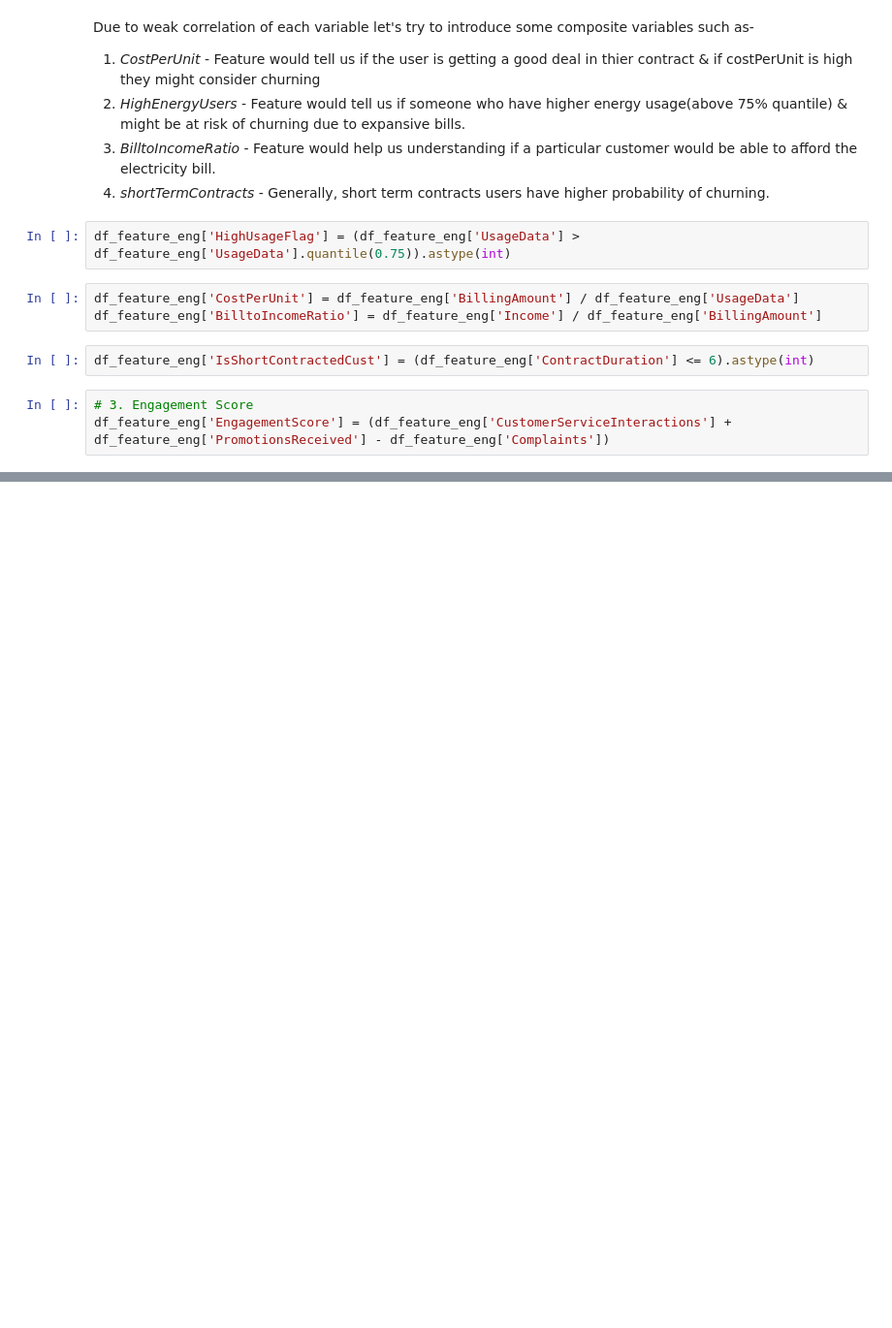
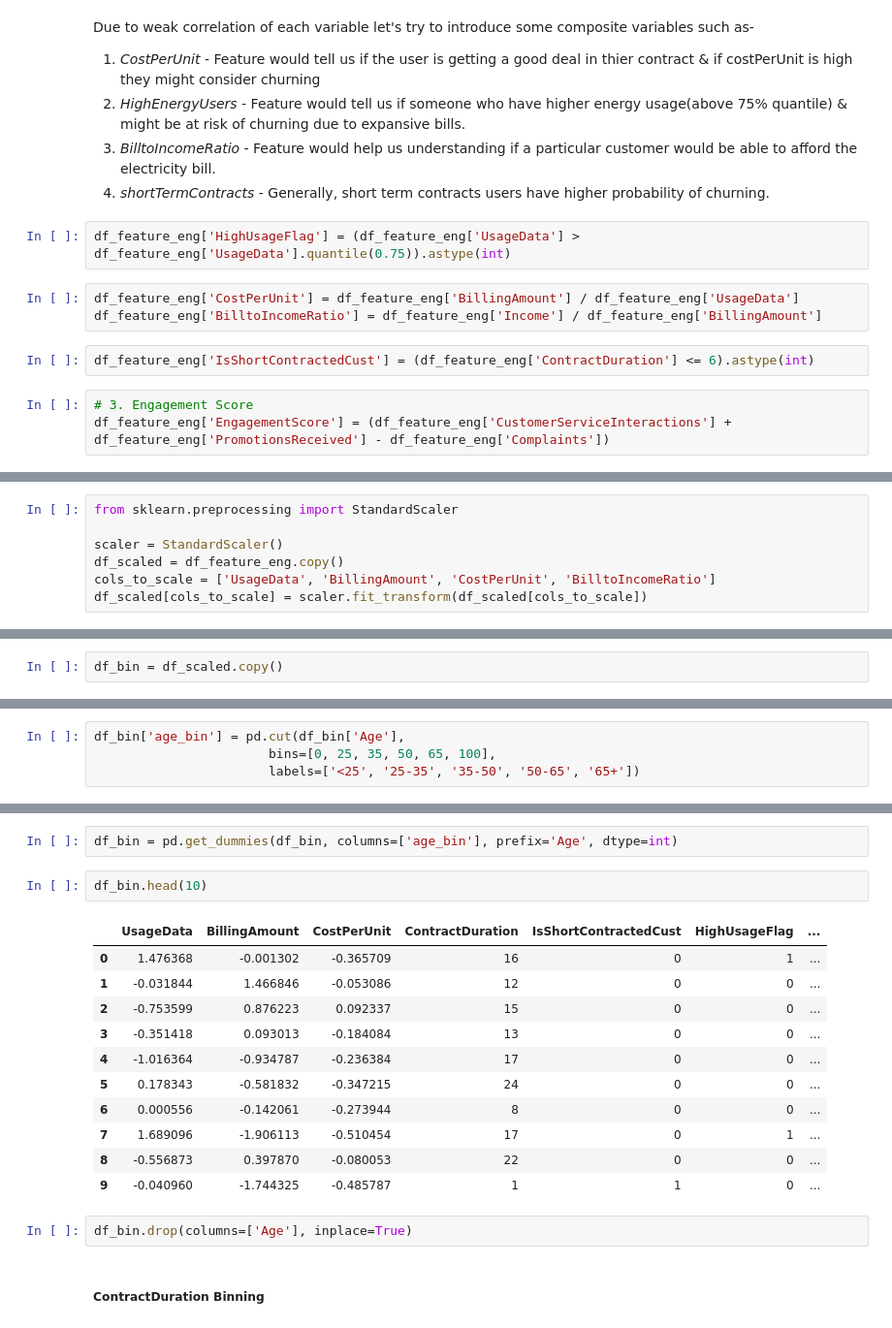
Before and after one commit to Akshaypartha92/forecasting_customer_churn, a Jupyter notebook: notebook/eda_feature_eng.ipynb, the cells around one changed output, grey strips where cells are left out. Shown at 97% size. Drawn from its saved outputs; the diff is of its cells as text; blank space fills up the shorter version.

```diff
--- a/notebook/eda_feature_eng.ipynb
+++ b/notebook/eda_feature_eng.ipynb
@@ -369,0 +448,7 @@ df_feature_eng.head()
+# %%
+from sklearn.preprocessing import StandardScaler
+
+scaler = StandardScaler()
+df_scaled = df_feature_eng.copy()
+cols_to_scale = ['UsageData', 'BillingAmount', 'CostPerUnit', 'BilltoIncomeRatio']
+df_scaled[cols_to_scale] = scaler.fit_transform(df_scaled[cols_to_scale])
@@ -369,0 +466,2 @@ df_feature_eng.head()
+# %%
+df_bin = df_scaled.copy()
@@ -369,0 +470,4 @@ df_feature_eng.head()
+# %%
+df_bin['age_bin'] = pd.cut(df_bin['Age'],
+                       bins=[0, 25, 35, 50, 65, 100],
+                       labels=['<25', '25-35', '35-50', '50-65', '65+'])
@@ -369,0 +484,20 @@ df_feature_eng.head()
+# %%
+df_bin = pd.get_dummies(df_bin, columns=['age_bin'], prefix='Age', dtype=int)
+# %%
+df_bin.head(10)
+# %% [output]
+|  | UsageData | BillingAmount | CostPerUnit | ContractDuration | IsShortContractedCust | HighUsageFlag | ... |
+| 0 | 1.476368 | -0.001302 | -0.365709 | 16 | 0 | 1 | ... |
+| 1 | -0.031844 | 1.466846 | -0.053086 | 12 | 0 | 0 | ... |
+| 2 | -0.753599 | 0.876223 | 0.092337 | 15 | 0 | 0 | ... |
+| 3 | -0.351418 | 0.093013 | -0.184084 | 13 | 0 | 0 | ... |
+| 4 | -1.016364 | -0.934787 | -0.236384 | 17 | 0 | 0 | ... |
+| 5 | 0.178343 | -0.581832 | -0.347215 | 24 | 0 | 0 | ... |
+| 6 | 0.000556 | -0.142061 | -0.273944 | 8 | 0 | 0 | ... |
+| 7 | 1.689096 | -1.906113 | -0.510454 | 17 | 0 | 1 | ... |
+| 8 | -0.556873 | 0.397870 | -0.080053 | 22 | 0 | 0 | ... |
+| 9 | -0.040960 | -1.744325 | -0.485787 | 1 | 1 | 0 | ... |
+# %%
+df_bin.drop(columns=['Age'], inplace=True)
+# %% [markdown]
+##### ContractDuration Binning
```
Also changed, not shown: parts of 56 cells of this notebook, 9 other files.
